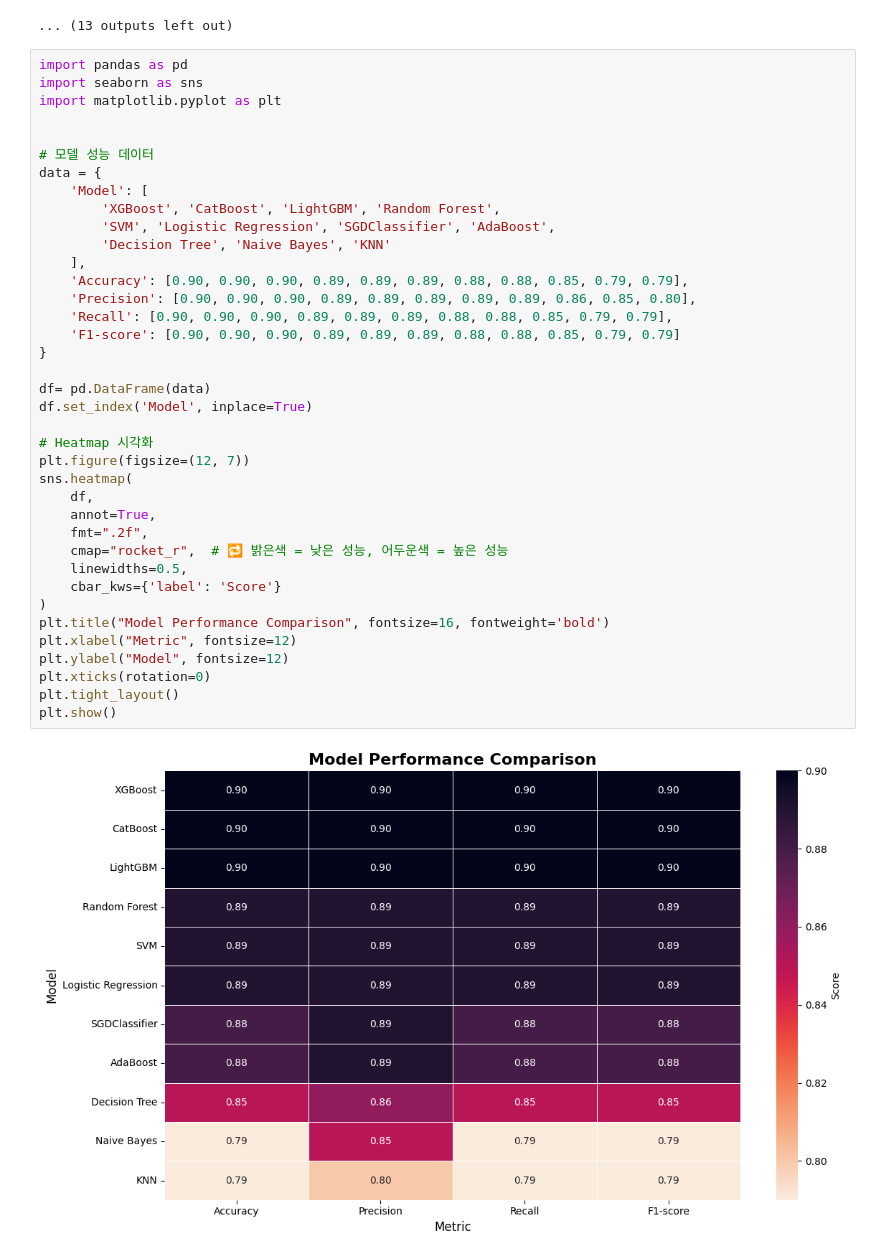
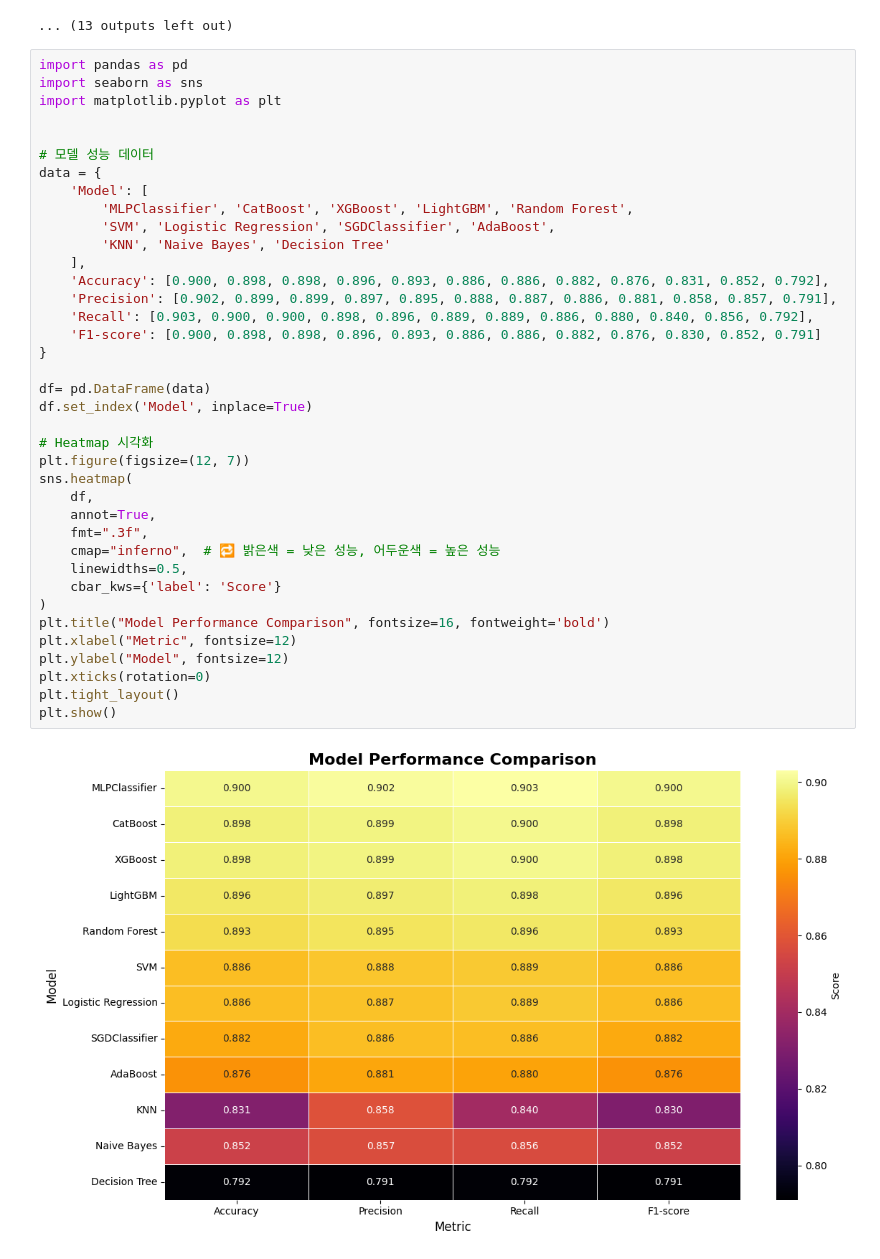
Before and after one commit to SKNETWORKS-FAMILY-AICAMP/SKN13-2nd-3TEAM, a Jupyter notebook: notebooks/model_assess.ipynb, the cells around one changed output. Saved outputs shown, nothing was run; the diff lists cells and outputs as text.

```diff
--- a/notebooks/model_assess.ipynb
+++ b/notebooks/model_assess.ipynb
@@ -292,39 +292,39 @@ weighted avg       0.90      0.90      0.90      6509
 import pandas as pd
 import seaborn as sns
 import matplotlib.pyplot as plt
 
 
 # 모델 성능 데이터
 data = {
     'Model': [
-        'XGBoost', 'CatBoost', 'LightGBM', 'Random Forest',
+        'MLPClassifier', 'CatBoost', 'XGBoost', 'LightGBM', 'Random Forest',
         'SVM', 'Logistic Regression', 'SGDClassifier', 'AdaBoost',
-        'Decision Tree', 'Naive Bayes', 'KNN'
+        'KNN', 'Naive Bayes', 'Decision Tree'
     ],
-    'Accuracy': [0.90, 0.90, 0.90, 0.89, 0.89, 0.89, 0.88, 0.88, 0.85, 0.79, 0.79],
-    'Precision': [0.90, 0.90, 0.90, 0.89, 0.89, 0.89, 0.89, 0.89, 0.86, 0.85, 0.80],
-    'Recall': [0.90, 0.90, 0.90, 0.89, 0.89, 0.89, 0.88, 0.88, 0.85, 0.79, 0.79],
-    'F1-score': [0.90, 0.90, 0.90, 0.89, 0.89, 0.89, 0.88, 0.88, 0.85, 0.79, 0.79]
+    'Accuracy': [0.900, 0.898, 0.898, 0.896, 0.893, 0.886, 0.886, 0.882, 0.876, 0.831, 0.852, 0.792],
+    'Precision': [0.902, 0.899, 0.899, 0.897, 0.895, 0.888, 0.887, 0.886, 0.881, 0.858, 0.857, 0.791],
+    'Recall': [0.903, 0.900, 0.900, 0.898, 0.896, 0.889, 0.889, 0.886, 0.880, 0.840, 0.856, 0.792],
+    'F1-score': [0.900, 0.898, 0.898, 0.896, 0.893, 0.886, 0.886, 0.882, 0.876, 0.830, 0.852, 0.791]
 }
 
 df= pd.DataFrame(data)
 df.set_index('Model', inplace=True)
 
 # Heatmap 시각화
 plt.figure(figsize=(12, 7))
 sns.heatmap(
     df,
     annot=True,
-    fmt=".2f",
-    cmap="rocket_r",  # 🔁 밝은색 = 낮은 성능, 어두운색 = 높은 성능
+    fmt=".3f",
+    cmap="inferno",  # 🔁 밝은색 = 낮은 성능, 어두운색 = 높은 성능
     linewidths=0.5,
     cbar_kws={'label': 'Score'}
 )
 plt.title("Model Performance Comparison", fontsize=16, fontweight='bold')
 plt.xlabel("Metric", fontsize=12)
 plt.ylabel("Model", fontsize=12)
 plt.xticks(rotation=0)
 plt.tight_layout()
 plt.show()
 # %% [output]
-[figure, old version]
+[figure, new version]
```
Also changed, not shown: 6 other files.
